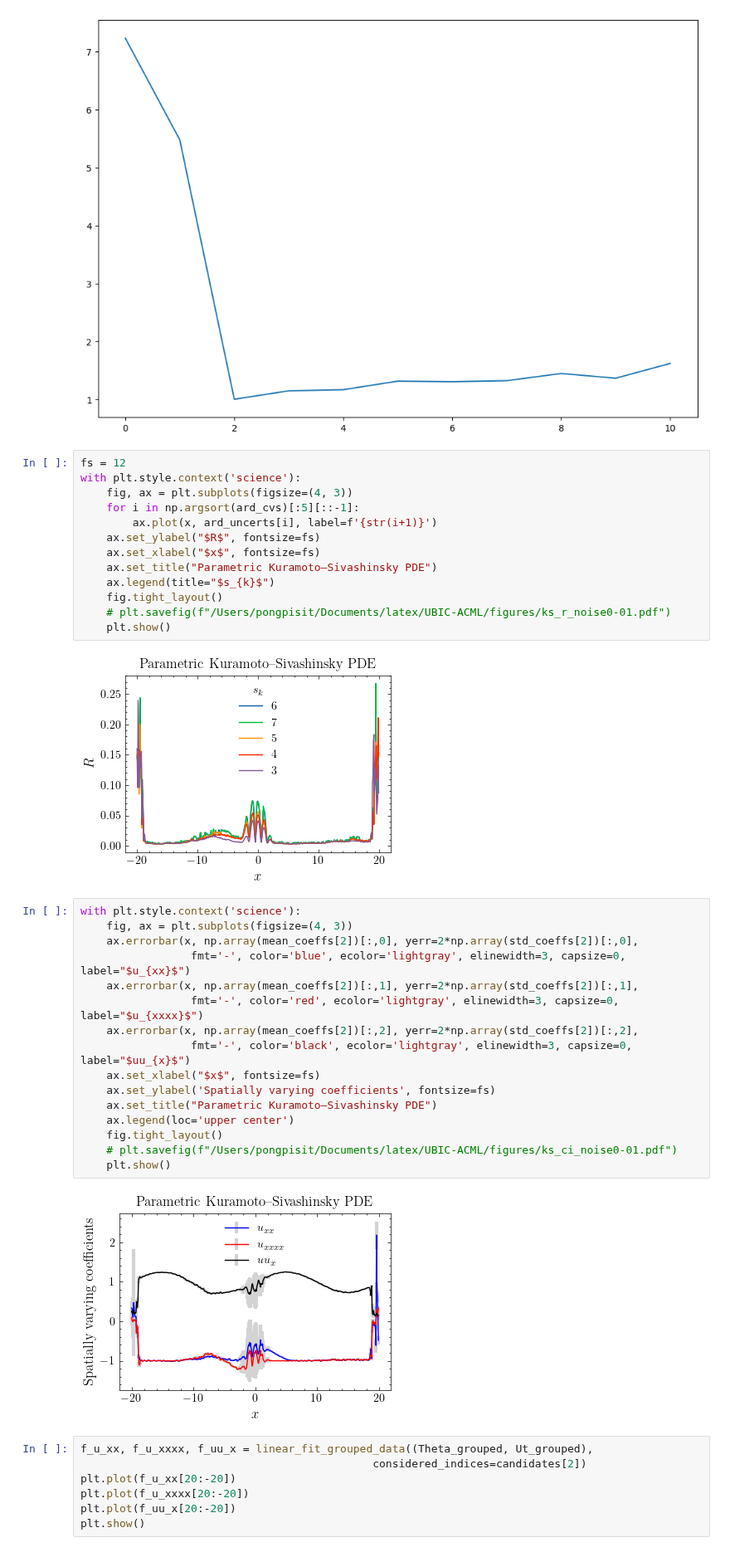
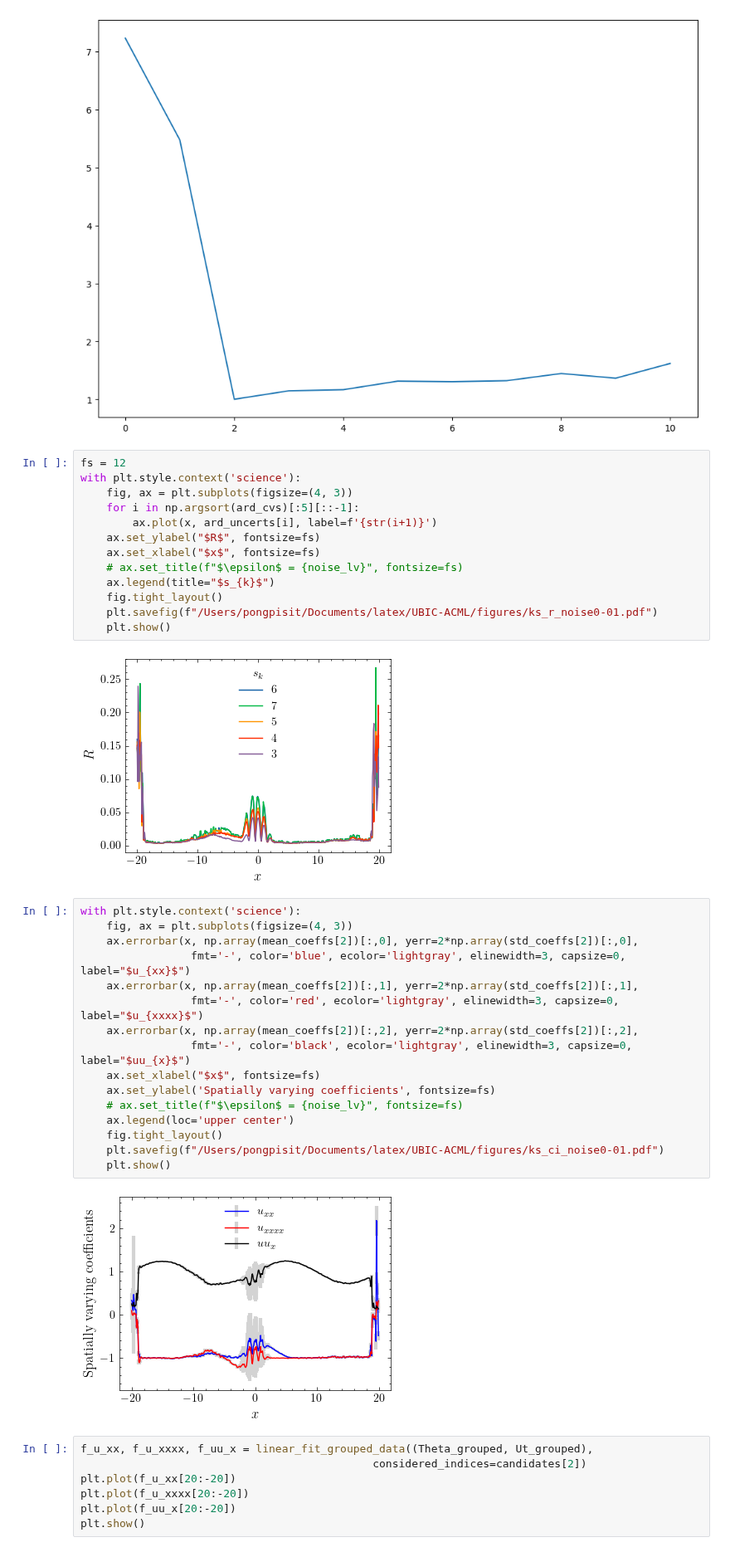
Before and after one commit to Pongpisit-Thanasutives/parametric-discovery, a Jupyter notebook: Spatial_KS_Equation_Chaotic-PySR.ipynb, the cells around one changed output. Shown at 83% size. Drawn from its saved outputs; the diff is of its cells as text.

```diff
--- a/Spatial_KS_Equation_Chaotic-PySR.ipynb
+++ b/Spatial_KS_Equation_Chaotic-PySR.ipynb
@@ -259,31 +259,31 @@ with plt.style.context('science'):
         ax.plot(x, ard_uncerts[i], label=f'{str(i+1)}')
     ax.set_ylabel("$R$", fontsize=fs)
     ax.set_xlabel("$x$", fontsize=fs)
-    ax.set_title("Parametric Kuramoto–Sivashinsky PDE")
+    # ax.set_title(f"$\epsilon$ = {noise_lv}", fontsize=fs)
     ax.legend(title="$s_{k}$")
     fig.tight_layout()
-    # plt.savefig(f"/Users/pongpisit/Documents/latex/UBIC-ACML/figures/ks_r_noise0-01.pdf")
+    plt.savefig(f"/Users/pongpisit/Documents/latex/UBIC-ACML/figures/ks_r_noise0-01.pdf")
     plt.show()
 # %% [output]
-[figure, old version]
+[figure, new version]
 # %%
 with plt.style.context('science'):
     fig, ax = plt.subplots(figsize=(4, 3))
     ax.errorbar(x, np.array(mean_coeffs[2])[:,0], yerr=2*np.array(std_coeffs[2])[:,0],
                  fmt='-', color='blue', ecolor='lightgray', elinewidth=3, capsize=0, label="$u_{xx}$")
     ax.errorbar(x, np.array(mean_coeffs[2])[:,1], yerr=2*np.array(std_coeffs[2])[:,1],
                  fmt='-', color='red', ecolor='lightgray', elinewidth=3, capsize=0, label="$u_{xxxx}$")
     ax.errorbar(x, np.array(mean_coeffs[2])[:,2], yerr=2*np.array(std_coeffs[2])[:,2],
                  fmt='-', color='black', ecolor='lightgray', elinewidth=3, capsize=0, label="$uu_{x}$")
     ax.set_xlabel("$x$", fontsize=fs)
     ax.set_ylabel('Spatially varying coefficients', fontsize=fs)
-    ax.set_title("Parametric Kuramoto–Sivashinsky PDE")
+    # ax.set_title(f"$\epsilon$ = {noise_lv}", fontsize=fs)
     ax.legend(loc='upper center')
     fig.tight_layout()
-    # plt.savefig(f"/Users/pongpisit/Documents/latex/UBIC-ACML/figures/ks_ci_noise0-01.pdf")
+    plt.savefig(f"/Users/pongpisit/Documents/latex/UBIC-ACML/figures/ks_ci_noise0-01.pdf")
     plt.show()
 # %% [output]
-[figure, old version]
+[figure, new version]
 # %%
 f_u_xx, f_u_xxxx, f_uu_x = linear_fit_grouped_data((Theta_grouped, Ut_grouped),
                                              considered_indices=candidates[2])
```
Also changed, not shown: 2 other files.
